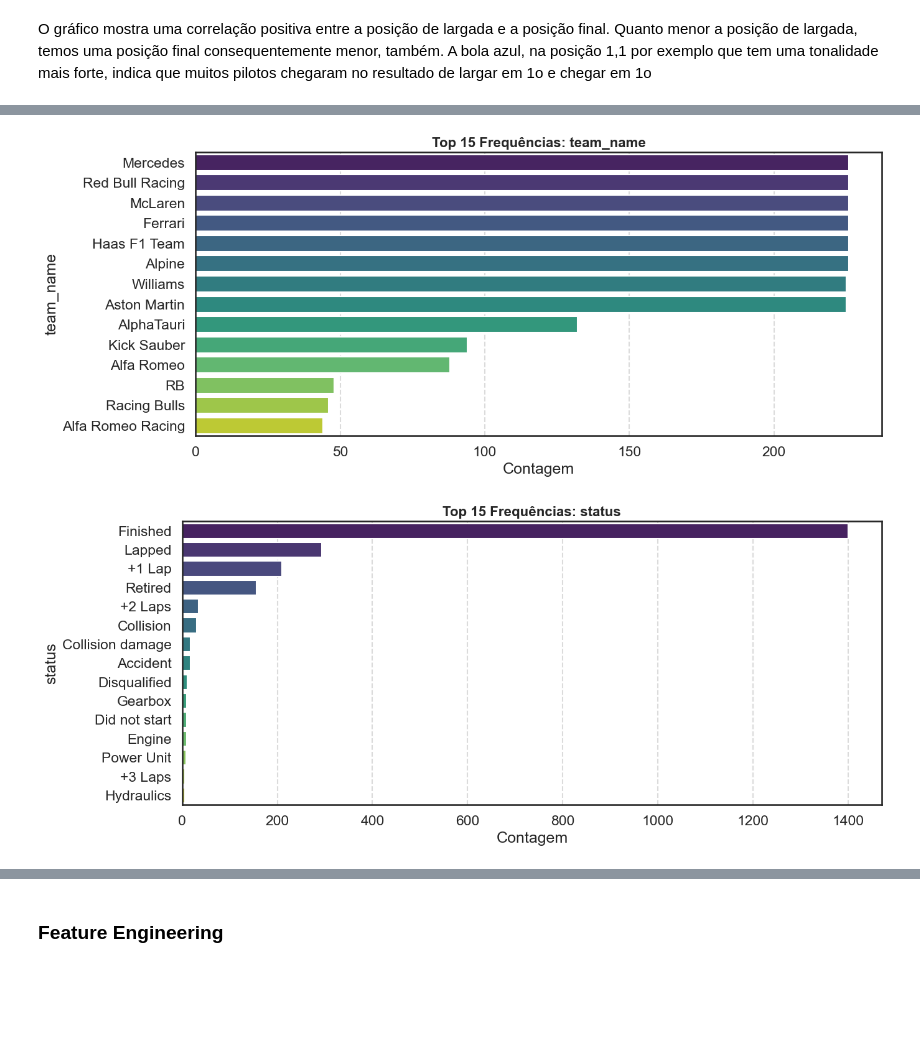
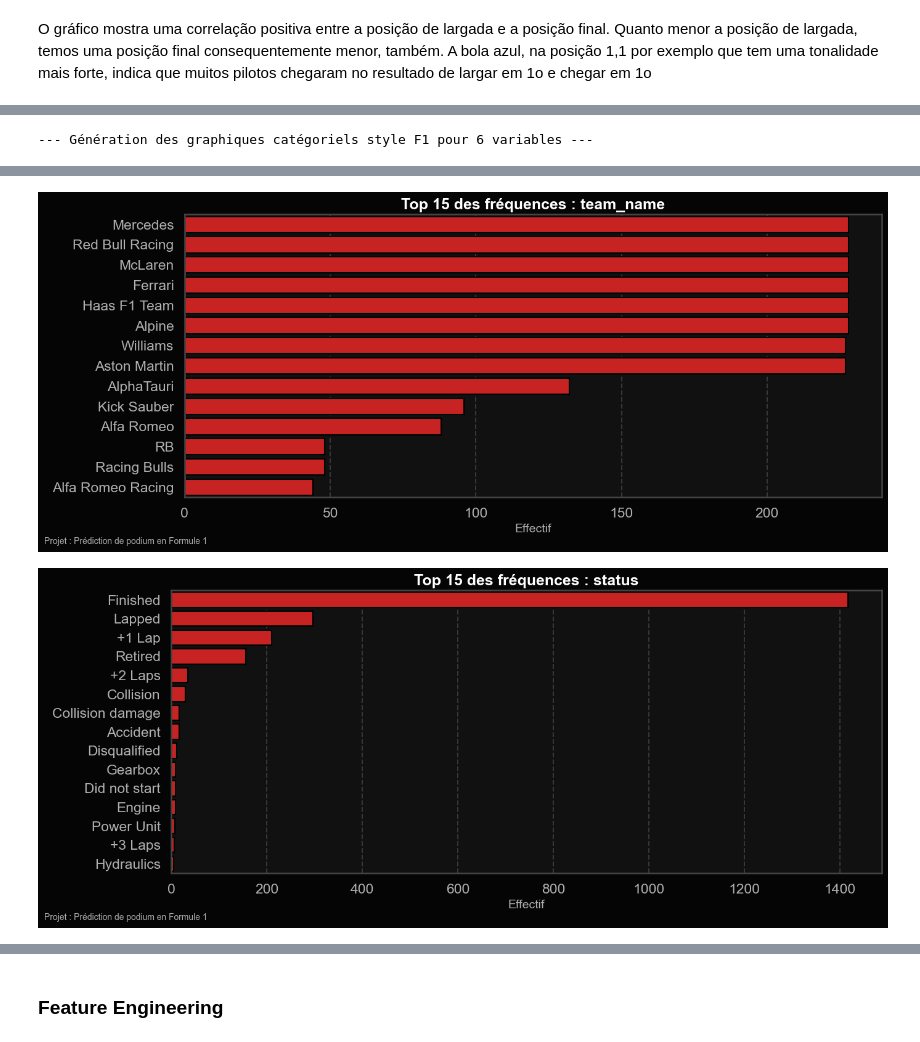
Before and after one commit to thaliaramoss/f1-pred, a Jupyter notebook: eda_t.ipynb, the cells around one changed output, grey strips where cells are left out. Drawn from its saved outputs; the diff is of its cells as text; code cells hidden in the pictures; blank space fills up the shorter version.

```diff
--- a/eda_t.ipynb
+++ b/eda_t.ipynb
@@ -8,7 +8,7 @@ import seaborn as sns
 sns.set_theme(style="whitegrid")
 plt.rcParams['figure.figsize'] = (14, 10)
 # %%
-df = pd.read_csv('f1_dataset_2021_2025.csv')
+df = pd.read_csv('f1_data_2021_2025.csv')
 df.head()
 # %% [output]
 |  | season | round | event_name | location | event_date | driver_code | driver_number | driver_name | ... |
@@ -113,7 +130,25 @@ df['status'] = df['status'].fillna("DNF") # Caso raro, mas seguro
+# %%
+if 'Quali_Delta_Pole' in df.columns:
+  # Fórmula: (Posição - 1) * 0.15 segundos (estimativa grosseira de gap por posição)
+  estimated_gap = (df['grid_position'] - 1) * 0.15
+  df['Quali_Delta_Pole'] = df['Quali_Delta_Pole'].fillna(estimated_gap)
+  # Garante que não ficou negativo
+  df['Quali_Delta_Pole'] = df['Quali_Delta_Pole'].clip(lower=0.0)
 # %%
 print(df.isnull().sum().sum(), "valores nulos restantes.")
 # %% [output]
 0 valores nulos restantes.
 # %% [markdown]
 #### Estatísticas e Visualização inicial
+# %%
+sns.set_theme(style="whitegrid", context="talk")
+plt.rcParams['font.family'] = 'sans-serif'
+
+f1_red = '#e30708'
+carbon_black = '#1A1A1A'
+track_grey = '#6E6E6E'
+
+plt.rcParams['figure.facecolor'] = 'white'
+plt.rcParams['axes.facecolor']   = 'white'
+plt.rcParams['savefig.facecolor'] = 'white'
 # %%
@@ -186,24 +329,58 @@ for col in numeric_cols:
 # %%
-# ============================================================================
-# 2. ANÁLISE DE VARIÁVEIS CATEGÓRICAS (Top Frequências)
-# ==============================================================================
-# Seleciona colunas de texto/objeto
 cat_cols = df.select_dtypes(include=['object']).columns.tolist()
+cat_cols = [c for c in cat_cols if c not in ['event_date', 'url']]
 
-cat_cols = [c for c in cat_cols if c not in ['event_date', 'url']]
+print(f"--- Génération des graphiques catégoriels style F1 pour {len(cat_cols)} variables ---")
 
 for col in cat_cols:
     plt.figure(figsize=(14, 6))
 
-    # Contar frequências
-    top_counts = df[col].value_counts().head(15) # Pega apenas os Top 15 para não poluir
+    # Fundo estilo F1
+    ax = plt.gca()
+    plt.gcf().patch.set_facecolor(carbon_black)
+    ax.set_facecolor('#111111')
 
-    sns.barplot(x=top_counts.values, y=top_counts.index, palette='viridis', hue=top_counts.index)
+    # Top 15 categorias
+    top_counts = df[col].value_counts().head(15)
 
-    plt.title(f'Top 15 Frequências: {col}', fontsize=16, weight='bold')
-    plt.xlabel('Contagem')
-    plt.grid(axis='x', linestyle='--', alpha=0.7)
+    sns.barplot(
+        x=top_counts.values,
+        y=top_counts.index,
+        color=f1_red,          # Vermelho F1
+        edgecolor='black'
+    )
+
+    # Título em FRANCÊS
+    plt.title(
+        f'Top 15 des fréquences : {col}',
+        fontsize=18,
+        weight='bold',
+        color='white'
+    )
+
+    # Eixo X em francês
+    plt.xlabel('Effectif', fontsize=14, color=track_grey)
+    plt.ylabel('', color=track_grey)
+
+    # Ticks visíveis no fundo escuro
+    ax.tick_params(colors=track_grey)
+
+    # Grade sutil no eixo X
+    plt.grid(axis='x', linestyle='--', alpha=0.25, color=track_grey)
+
+    # Bordas discretas
+    for spine in ax.spines.values():
+        spine.set_color('#444444')
+
+    # Créditozinho do projeto
+    plt.gcf().text(
+        0.01, 0.02,
+        "Projet : Prédiction de podium en Formule 1",
+        fontsize=10,
+        color=track_grey
+    )
 
     plt.tight_layout()
     plt.show()
 # %% [output]
+--- Génération des graphiques catégoriels style F1 pour 6 variables ---
@@ -213,2 +390,2 @@ for col in cat_cols:
-[figure, old version]
+[figure, new version]
-[figure, old version]
+[figure, new version]
```
Also changed, not shown: parts of 46 cells of this notebook, 10 other files.
